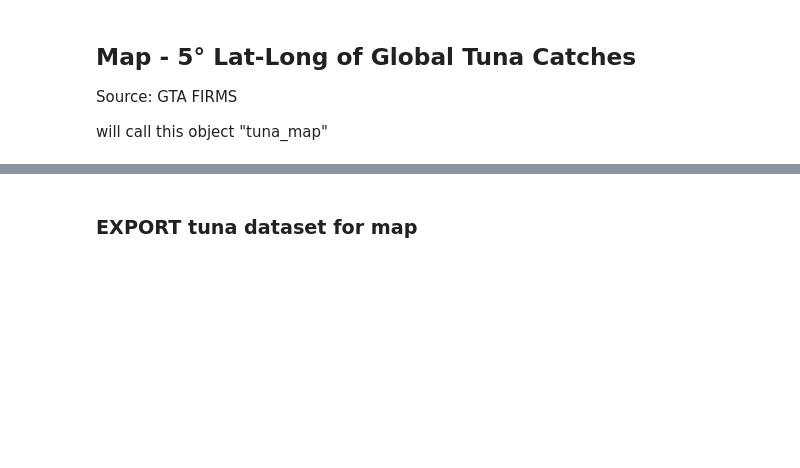
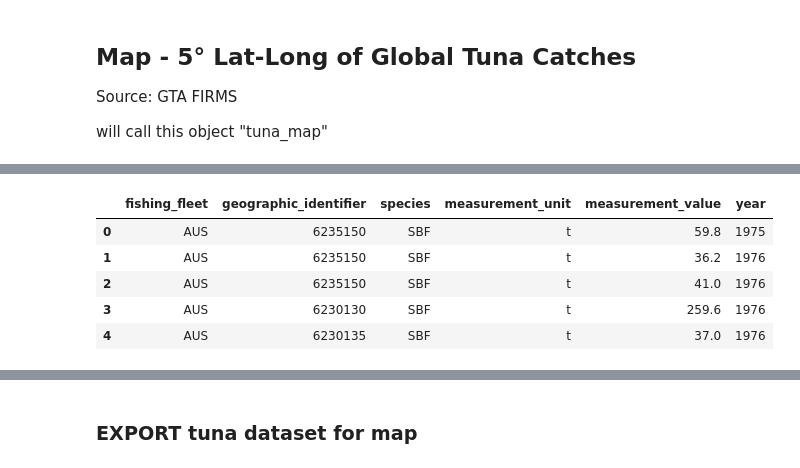
Before and after one commit to nmolnar-parsons/thesis, a Jupyter notebook: data_cleaning_for_viz.ipynb, the cells around one changed output, grey strips where cells are left out. Cells and saved outputs as stored; diff of their text form; code cells hidden in the pictures; blank space fills up the shorter version.

```diff
--- a/data_cleaning_for_viz.ipynb
+++ b/data_cleaning_for_viz.ipynb
@@ -137,5 +149,14 @@ tuna_map_soi = tuna_map_soi[~tuna_map_soi['measurement_type'].isin(['DD', 'DL'])
     #time_start
     #time_end
 tuna_map_soi = tuna_map_soi.drop(columns=['gear_type', 'fishing_mode', 'measurement_processing_level', 'source_authority', 'measurement', 'measurement_type', 'time_start', 'time_end'])
+# %%
+tuna_map_soi.head()
+# %% [output]
+|  | fishing_fleet | geographic_identifier | species | measurement_unit | measurement_value | year |
+| 0 | AUS | 6235150 | SBF | t | 59.8 | 1975 |
+| 1 | AUS | 6235150 | SBF | t | 36.2 | 1976 |
+| 2 | AUS | 6235150 | SBF | t | 41.0 | 1976 |
+| 3 | AUS | 6230130 | SBF | t | 259.6 | 1976 |
+| 4 | AUS | 6230135 | SBF | t | 37.0 | 1976 |
 # %%
 tuna_map_soi["measurement_unit"].value_counts()
```
Also changed, not shown: parts of 9 cells of this notebook, 19 other files.
